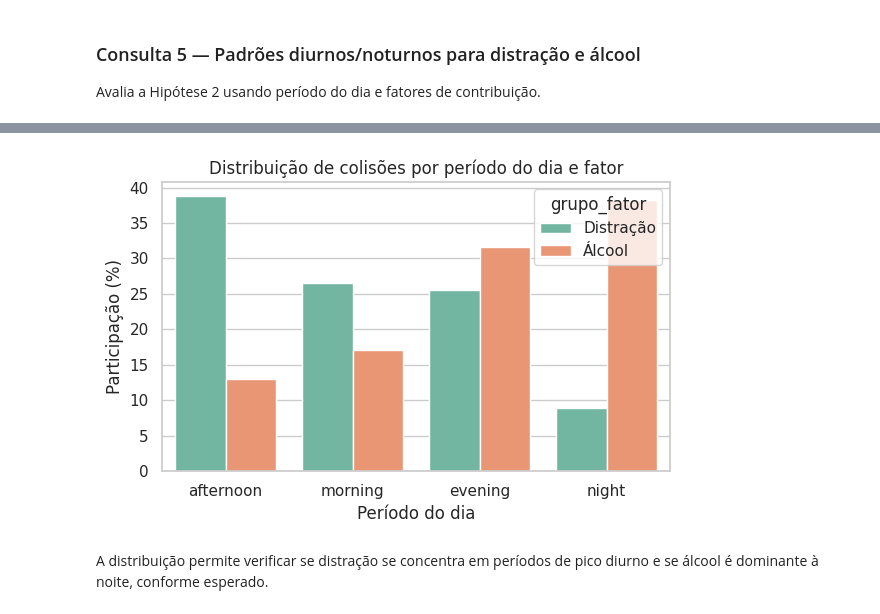
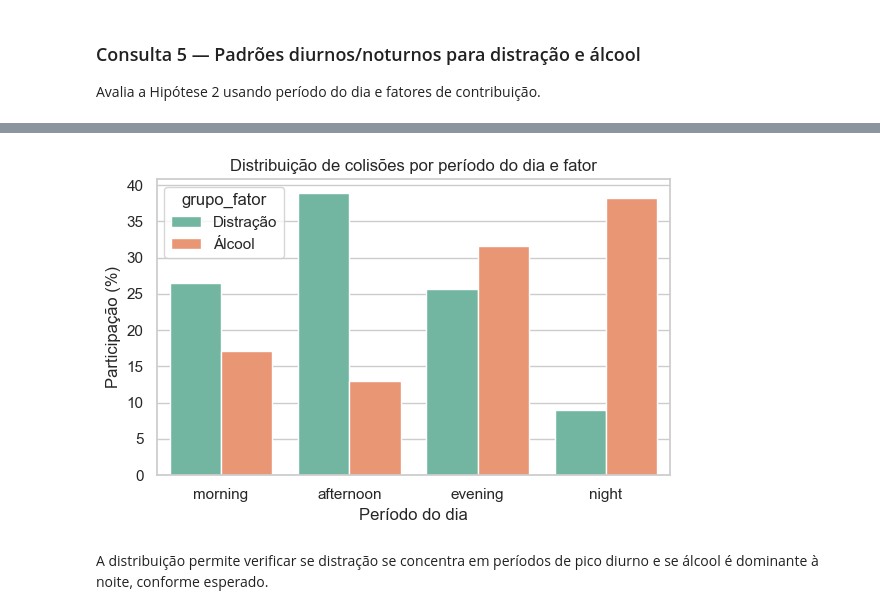
Before and after one commit to EduTiyo/data_science, a Jupyter notebook: exploratory_analysis.ipynb, the cells around one changed output, grey strips where cells are left out. Drawn from its saved outputs; the diff is of its cells as text; code cells hidden in the pictures.

```diff
--- a/exploratory_analysis.ipynb
+++ b/exploratory_analysis.ipynb
@@ -338,13 +338,20 @@ factor_period
 # %%
+# Definir ordem dos períodos do dia
+factor_period['period_of_day'] = pd.Categorical(
+    factor_period['period_of_day'],
+    categories=['morning', 'afternoon', 'evening', 'night'],
+    ordered=True
+)
+
 plt.figure(figsize=(6, 4))
 sns.barplot(data=factor_period, x="period_of_day", y="participacao_percentual", hue="grupo_fator", palette="Set2")
 plt.title("Distribuição de colisões por período do dia e fator")
 plt.xlabel("Período do dia")
 plt.ylabel("Participação (%)")
 plt.tight_layout()
 plt.show()
 # %% [output]
-[figure, old version]
+[figure, new version]
 # %% [markdown]
 A distribuição permite verificar se distração se concentra em períodos de pico diurno e se álcool é dominante à noite, conforme esperado.
 # %% [markdown]
```
Also changed, not shown: parts of 16 cells of this notebook, 4 other files.
